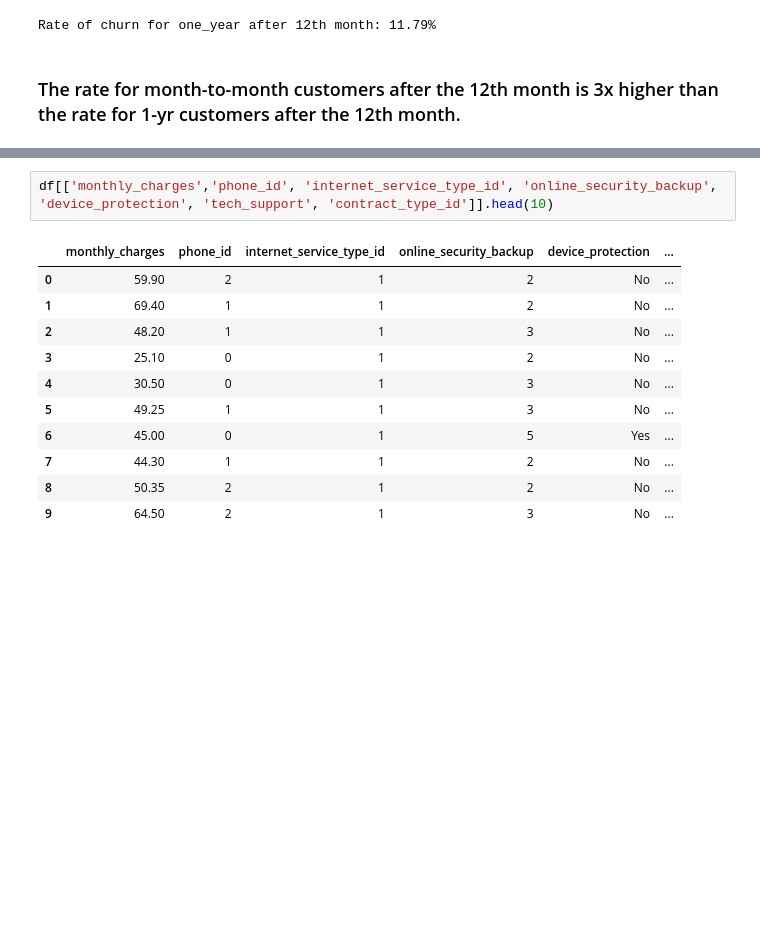
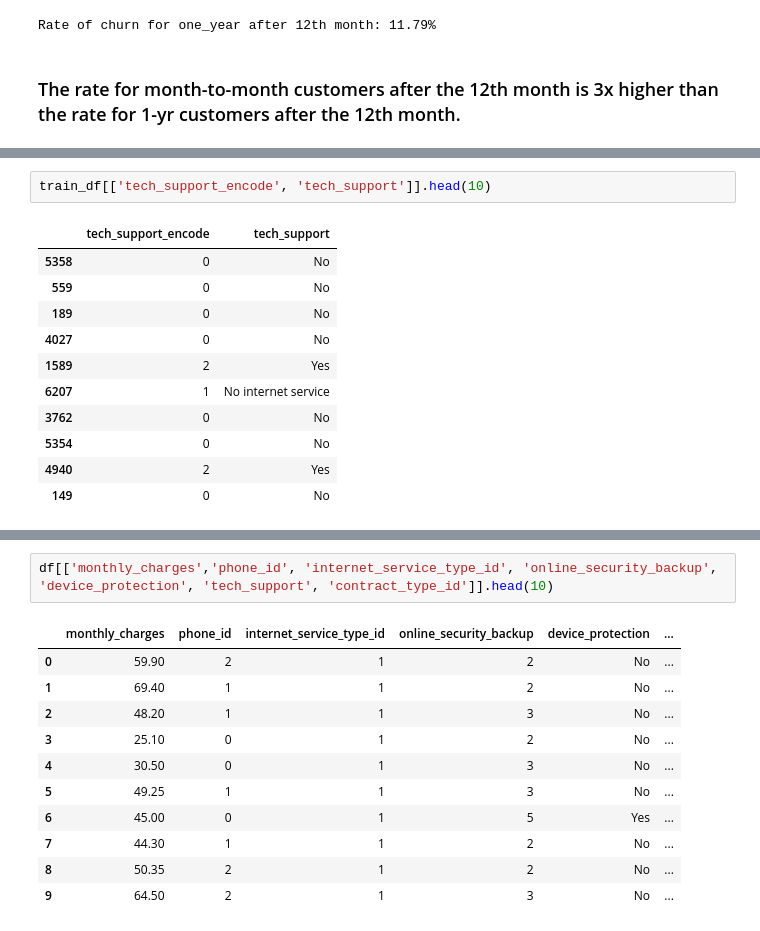
Before and after one commit to jess-katy/classification_project, a Jupyter notebook: Classification_Proj_Jess_Katy_MASTER.ipynb, the cells around one changed output, grey strips where cells are left out. Saved outputs shown, nothing was run; the diff lists cells and outputs as text; blank space fills up the shorter version.

```diff
--- a/Classification_Proj_Jess_Katy_MASTER.ipynb
+++ b/Classification_Proj_Jess_Katy_MASTER.ipynb
@@ -881,0 +924,14 @@ Controlling for services (phone_id, internet_service_type_id, online_security_ba
+# %%
+train_df[['tech_support_encode', 'tech_support']].head(10)
+# %% [output]
+|  | tech_support_encode | tech_support |
+| 5358 | 0 | No |
+| 559 | 0 | No |
+| 189 | 0 | No |
+| 4027 | 0 | No |
+| 1589 | 2 | Yes |
+| 6207 | 1 | No internet service |
+| 3762 | 0 | No |
+| 5354 | 0 | No |
+| 4940 | 2 | Yes |
+| 149 | 0 | No |
```
Also changed, not shown: parts of 33 cells of this notebook.
